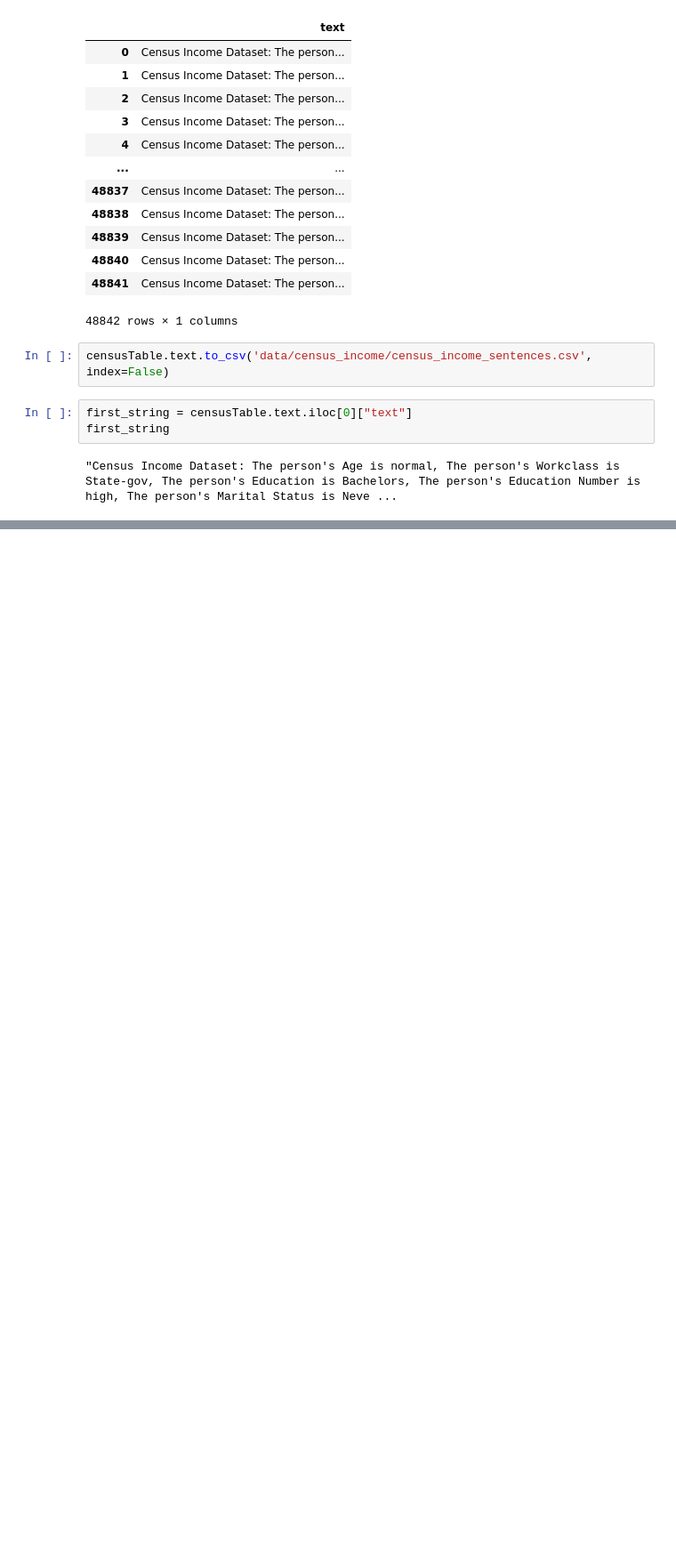
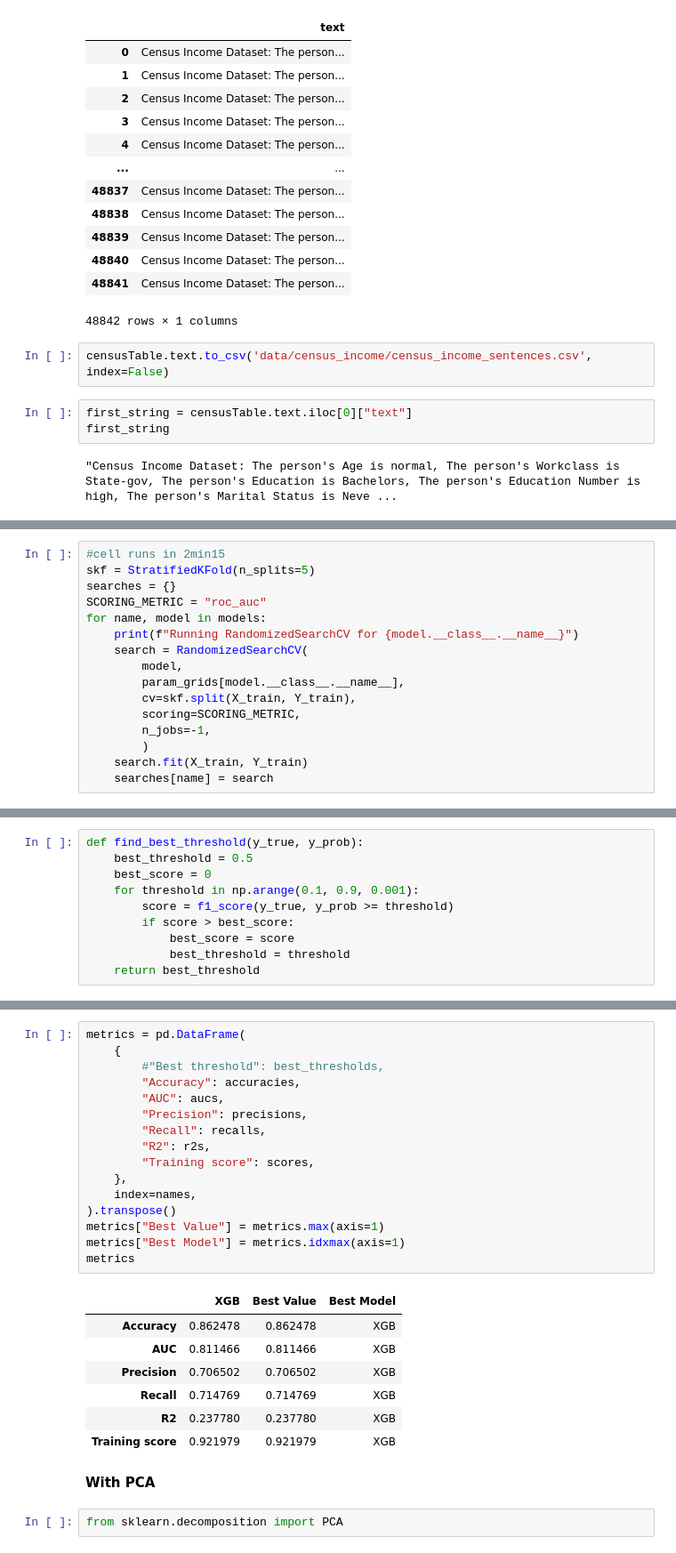
Before and after one commit to giorgiodemarchi/TabText-Experiments, a Jupyter notebook: Tabtext_model.ipynb, the cells around one changed output, grey strips where cells are left out. Shown at 89% size. Saved outputs shown, nothing was run; the diff lists cells and outputs as text; blank space fills up the shorter version.

```diff
--- a/Tabtext_model.ipynb
+++ b/Tabtext_model.ipynb
@@ -394,0 +586,16 @@ embeddings = pd.read_csv('data/embeddings.csv')
+# %%
+#cell runs in 2min15
+skf = StratifiedKFold(n_splits=5)
+searches = {}
+SCORING_METRIC = "roc_auc"
+for name, model in models:
+    print(f"Running RandomizedSearchCV for {model.__class__.__name__}")
+    search = RandomizedSearchCV(
+        model,
+        param_grids[model.__class__.__name__],
+        cv=skf.split(X_train, Y_train),
+        scoring=SCORING_METRIC,
+        n_jobs=-1,
+        )
+    search.fit(X_train, Y_train)
+    searches[name] = search
@@ -394,0 +604,10 @@ embeddings = pd.read_csv('data/embeddings.csv')
+# %%
+def find_best_threshold(y_true, y_prob):
+    best_threshold = 0.5
+    best_score = 0
+    for threshold in np.arange(0.1, 0.9, 0.001):
+        score = f1_score(y_true, y_prob >= threshold)
+        if score > best_score:
+            best_score = score
+            best_threshold = threshold
+    return best_threshold
@@ -394,0 +651,28 @@ embeddings = pd.read_csv('data/embeddings.csv')
+# %%
+metrics = pd.DataFrame(
+    {
+        #"Best threshold": best_thresholds,
+        "Accuracy": accuracies,
+        "AUC": aucs,
+        "Precision": precisions,
+        "Recall": recalls,
+        "R2": r2s,
+        "Training score": scores,
+    },
+    index=names,
+).transpose()
+metrics["Best Value"] = metrics.max(axis=1)
+metrics["Best Model"] = metrics.idxmax(axis=1)
+metrics
+# %% [output]
+|  | XGB | Best Value | Best Model |
+| Accuracy | 0.862478 | 0.862478 | XGB |
+| AUC | 0.811466 | 0.811466 | XGB |
+| Precision | 0.706502 | 0.706502 | XGB |
+| Recall | 0.714769 | 0.714769 | XGB |
+| R2 | 0.237780 | 0.237780 | XGB |
+| Training score | 0.921979 | 0.921979 | XGB |
+# %% [markdown]
+**With PCA**
+# %%
+from sklearn.decomposition import PCA
```
Also changed, not shown: parts of 25 cells of this notebook.
